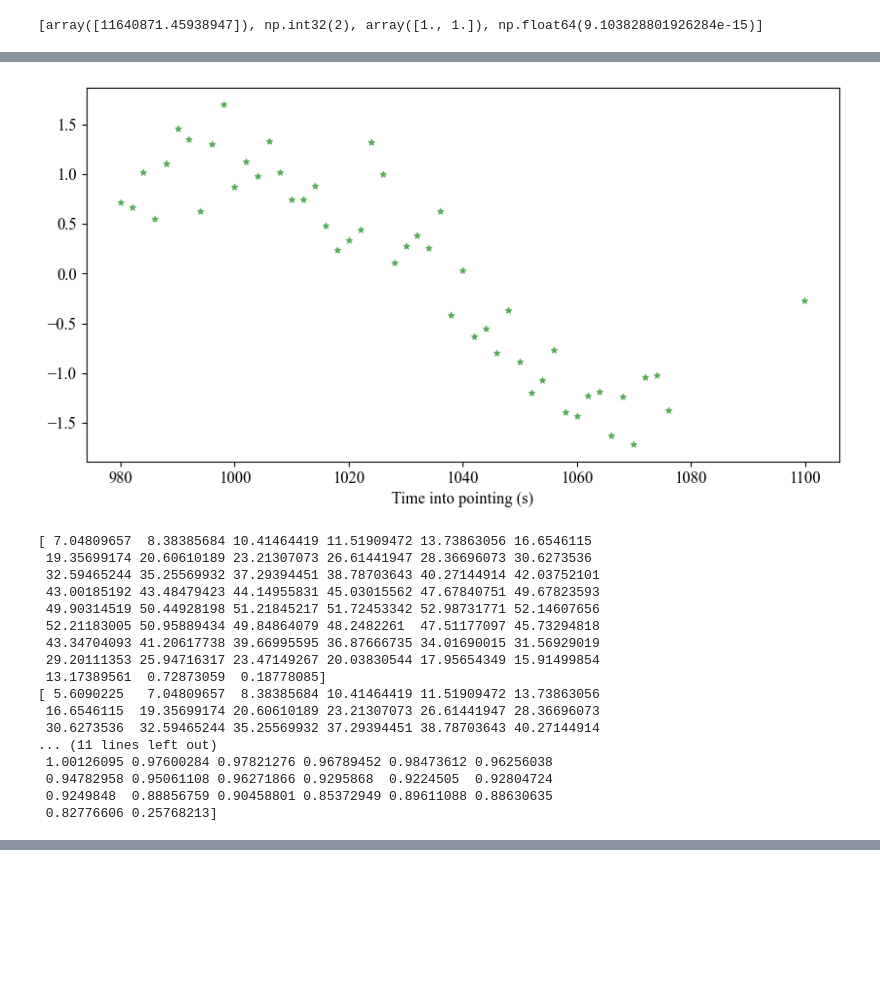
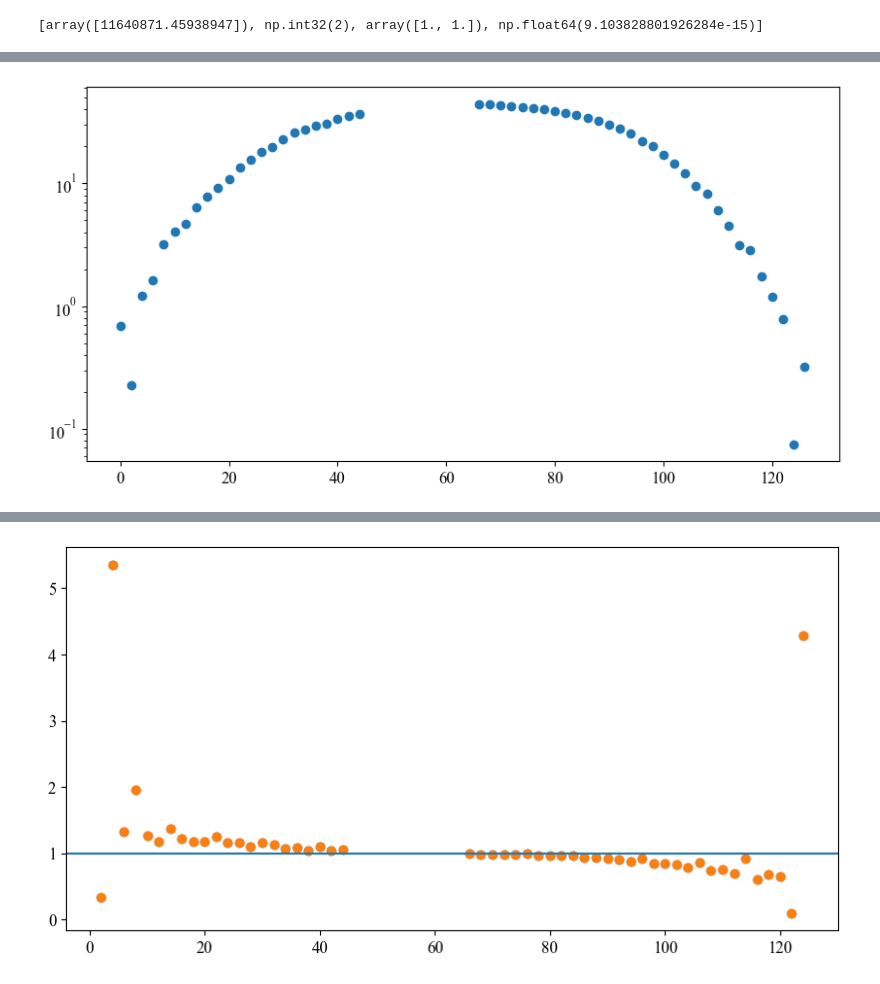
Before and after one commit to baron-de-montblanc/rfi_characterization, a Jupyter notebook: notebooks/mapper.ipynb, the cells around one changed output, grey strips where cells are left out. Cells and saved outputs as stored; diff of their text form; code cells hidden in the pictures; blank space fills up the shorter version.

```diff
--- a/notebooks/mapper.ipynb
+++ b/notebooks/mapper.ipynb
@@ -104,11 +104,12 @@ def chan_avg(ins):
 
 #Defining the data directory and night in file name
 data_dir = "Data"
-night = "109336_p3"
+night = "109337_p2"
 
 #Constructing datapath and constructing ins object using SSINS
 datapath = os.path.join(data_dir, night + "_SSINS_data.h5")
-ins = INS(datapath, telescope_name='MWA')
+maskpath = os.path.join(data_dir, night + "_SSINS_mask.h5")
+ins = INS(datapath, telescope_name='MWA', mask_file=maskpath)
 
 #Defining shape dictionary
 TV_dict = {
@@ -124,3 +125,4 @@ chan_name = 'TV7'
 #Extracting and averaging over the selected subband
 ins_subband, masked_ins, N_bl, N_freq = chan_select(ins, chan_name, TV_dict)
 time, amp = chan_avg(ins_subband)
+masked_time, masked_amp = chan_avg(masked_ins)
@@ -269,7 +278,7 @@ indices = np.searchsorted(smooth_time, time)
 padded_amp[indices] = amp
 
 
-
+#The definition of the objective function
 def rcos_diff(params, time, vis_amp, show_converg=False, penalty=5000):
 
     """
@@ -293,6 +302,7 @@ def rcos_diff(params, time, vis_amp, show_converg=False, penalty=5000):
 
     penalty:
         Penalty factor that penalizes high emission numbers.
+        Future step: properly define this to give the Poisson distribution for airplane emissions.
 
 
     Returns
@@ -410,7 +420,7 @@ min_fit = 0
 emit_test_range = 1
 
 #Constructing the emissions looper
-for num_emissions in range(0, emit_test_range+1):
+for num_emissions in range(1, emit_test_range+1):
 
     print(f"Testing {num_emissions} emissions.")
 
@@ -419,7 +429,7 @@ for num_emissions in range(0, emit_test_range+1):
     time_fits = np.empty((0, N_terms + 3*num_emissions))
 
     #Constructing the divisions/seeds in the time grid
-    divs = 10
+    divs = 12
     seeds = np.linspace(smooth_time.min(), smooth_time.max(), divs)
 
     #Constructing the combinations of seeds we can construct using num_emissions
@@ -453,7 +463,7 @@ for num_emissions in range(0, emit_test_range+1):
             bounds=bounds,
             method='Nelder-Mead',
             options={
-                'maxfev': 1000,
+                'maxfev': 500,
                 'adaptive': True,
                 'xatol': 1e-6,
                 'fatol': 1e-5
@@ -489,7 +499,7 @@ rcos_fit = minimize(
         bounds=bounds,
         method='Nelder-Mead',
         options={
-            'maxfev': 20000,
+            'maxfev': 30000,
             'adaptive': True,
             'xatol': 1e-6,
             'fatol': 1e-5
@@ -622,44 +634,34 @@ print(rcos_fit)
 # %%
-plt.figure(figsize=(10, 5))
+#Looking at a singular emission. This cell is WIP
+
 noise_cov = np.sqrt((4/np.pi-1)/N_bl/N_freq)*rcos_model(smooth_time, *rcos_fit, show='background')
 
 emissions = np.where(rcos_model(smooth_time, *rcos_fit, show='emit') != 0, padded_amp - rcos_model(smooth_time, *rcos_fit, show='background'), np.nan)
 
-dadt = np.diff(emissions)/np.diff(smooth_time*60*60*24)
+dadt = np.diff(emissions[np.isfinite(emissions)])/np.diff(smooth_time[np.isfinite(emissions)]*60*60*24)
 #print(dadt)
 
+
+new_mask = np.where(rcos_model(smooth_time, *rcos_fit, show='emit') != 0, False, True)
+plt.figure(figsize=(10, 5))
+plt.scatter((smooth_time[np.isfinite(emissions)] - smooth_time[np.isfinite(emissions)].min())*60*60*24, emissions[np.isfinite(emissions)])
+plt.yscale('log')
+plt.show()
+
+
+plt.figure(figsize=(10, 5))
 #plt.scatter(smooth_time[0:]*60*60*24, emissions, s=20, alpha=0.5, color='blue', label='Emissions', marker='*')
-plt.scatter(smooth_time[1:]*60*60*24, dadt, s=20, alpha=0.5, color='green', label='Emission derivatives', marker='*')
-plt.xlabel('Time into pointing (s)')
+plt.scatter((smooth_time[np.isfinite(emissions)] - smooth_time[np.isfinite(emissions)].min())[1:]*60*60*24, dadt, s=20, alpha=0.5, color='green', label='Emission derivatives', marker='*')
+plt.xlabel('Time into emission (s)')
+plt.ylabel('dA/dt (arb. units/s)')
 #plt.xlim(smooth_time.min()*60*60*24, smooth_time.max()*60*60*24)
 #plt.scatter(smooth_time*60*24, padded_amp, s=20, alpha=0.5, color='green', label='Channel-averaged amplitudes', marker='*')
 plt.show()
 
-print(emissions[np.isfinite(emissions)][1:])
-print(emissions[np.isfinite(emissions)][:-1])
-print((emissions[1:]/emissions[:-1])[np.isfinite(emissions[1:]/emissions[:-1])])
-
-plt.figure(figsize=(10, 6))
-plt.scatter(smooth_time[1:]*60*60*24, emissions[1:]/emissions[:-1])
-plt.scatter(smooth_time[1:]*60*60*24, emissions[1:]/emissions[:-1])
-plt.ylim(0)
+plt.figure(figsize=(10, 5))
+plt.scatter((smooth_time[np.isfinite(emissions)] - smooth_time[np.isfinite(emissions)].min())[1:-1]*60*60*24, (emissions[1:]/emissions[:-1])[np.isfinite(emissions[1:]/emissions[:-1])])
+plt.scatter((smooth_time[np.isfinite(emissions)] - smooth_time[np.isfinite(emissions)].min())[1:-1]*60*60*24, (emissions[1:]/emissions[:-1])[np.isfinite(emissions[1:]/emissions[:-1])])
+plt.axhline(y=1)
 plt.show()
 # %% [output]
-[figure, old version]
+[figure, new version]
-[ 7.04809657  8.38385684 10.41464419 11.51909472 13.73863056 16.6546115
- 19.35699174 20.60610189 23.21307073 26.61441947 28.36696073 30.6273536
- 32.59465244 35.25569932 37.29394451 38.78703643 40.27144914 42.03752101
- 43.00185192 43.48479423 44.14955831 45.03015562 47.67840751 49.67823593
- 49.90314519 50.44928198 51.21845217 51.72453342 52.98731771 52.14607656
- 52.21183005 50.95889434 49.84864079 48.2482261  47.51177097 45.73294818
- 43.34704093 41.20617738 39.66995595 36.87666735 34.01690015 31.56929019
- 29.20111353 25.94716317 23.47149267 20.03830544 17.95654349 15.91499854
- 13.17389561  0.72873059  0.18778085]
-[ 5.6090225   7.04809657  8.38385684 10.41464419 11.51909472 13.73863056
- 16.6546115  19.35699174 20.60610189 23.21307073 26.61441947 28.36696073
- 30.6273536  32.59465244 35.25569932 37.29394451 38.78703643 40.27144914
-... (11 lines left out)
- 1.00126095 0.97600284 0.97821276 0.96789452 0.98473612 0.96256038
- 0.94782958 0.95061108 0.96271866 0.9295868  0.9224505  0.92804724
- 0.9249848  0.88856759 0.90458801 0.85372949 0.89611088 0.88630635
- 0.82776606 0.25768213]
@@ -667 +669,2 @@ plt.show()
+[figure, added]
 # %%
```
Also changed, not shown: parts of 7 cells of this notebook.
